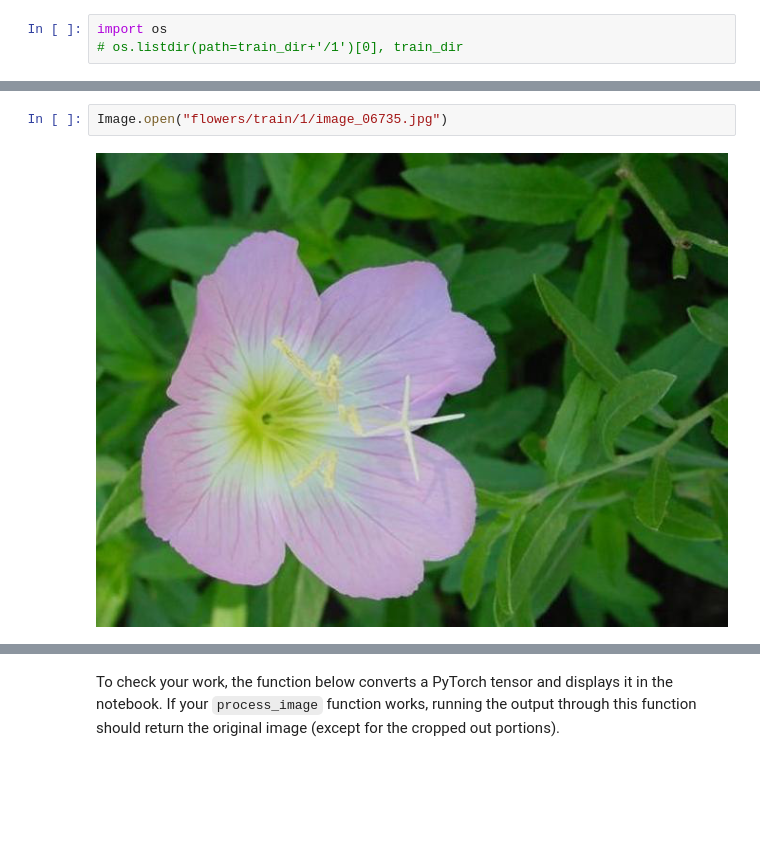
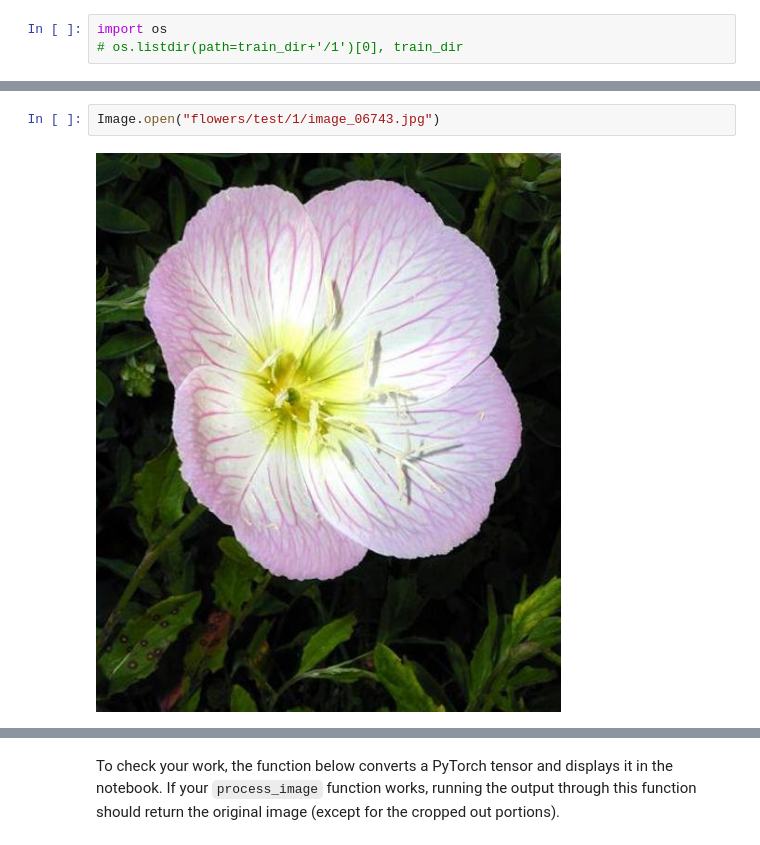
Before and after one commit to jrreda/AIPMD-Udacity, a Jupyter notebook: Project 02 - Create your own classifier/Image Classifier Project.ipynb, the cells around one changed output, grey strips where cells are left out. Cells and saved outputs as stored; diff of their text form; blank space fills up the shorter version.

```diff
--- a/Project 02 - Create your own classifier/Image Classifier Project.ipynb
+++ b/Project 02 - Create your own classifier/Image Classifier Project.ipynb
@@ -353,7 +373,7 @@ def process_image(image_path):
 
     return tensor
 # %%
-Image.open("flowers/train/1/image_06735.jpg")
+Image.open("flowers/test/1/image_06743.jpg")
 # %% [output]
-[figure, old version]
+[figure, new version]
 # %%
```
Also changed, not shown: parts of 16 cells of this notebook, 5 other files.
